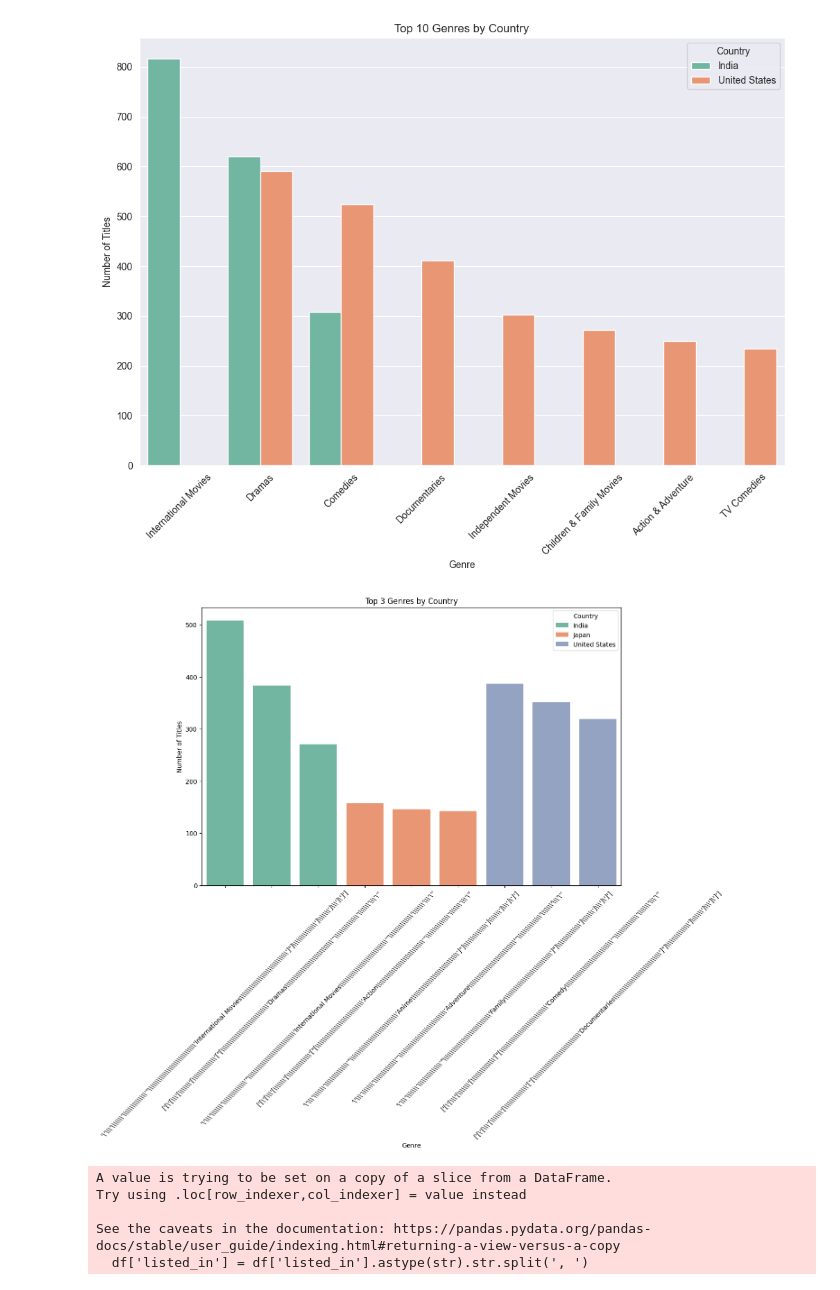
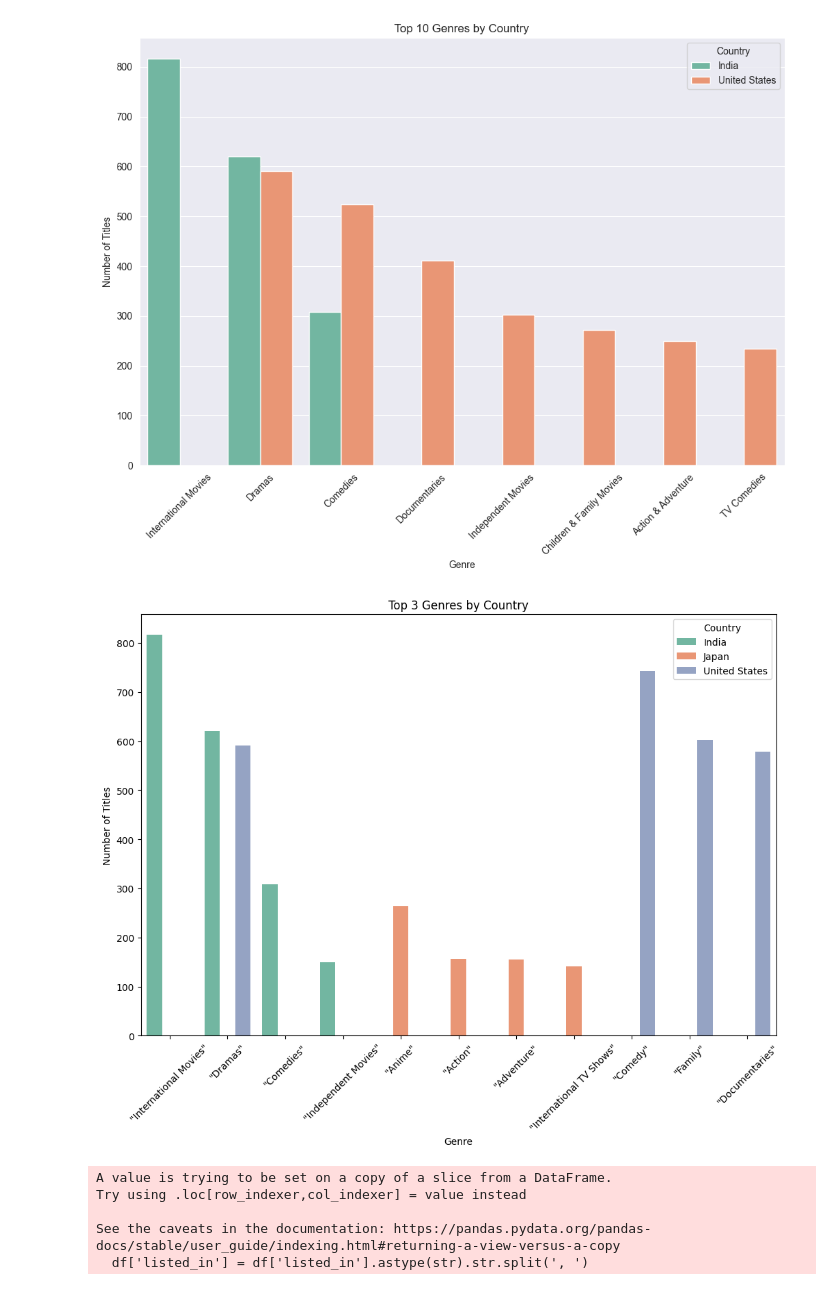
Before and after one commit to Arleee1/Zuckflix, a Jupyter notebook: MetaDataAnalysis.ipynb, the cells around one changed output. Cells and saved outputs as stored; diff of their text form; code cells hidden in the pictures.

Commit message:
Compare Genres

```diff
--- a/MetaDataAnalysis.ipynb
+++ b/MetaDataAnalysis.ipynb
@@ -377,36 +377,36 @@ See the caveats in the documentation: https://pandas.pydata.org/pandas-docs/stab
 # All Platforms
 
 # Assuming 'all_df' is your DataFrame containing the data
-all_df['listed_in'] = all_df['listed_in'].astype(str).str.split(', ')
+all_df['listed_in'] = all_df['listed_in'].astype(str).str.replace("'", "").str.replace('[', '').str.replace(']', '').str.replace('\\', '').str.replace('"', "").str.split(', ')
 exploded_df = all_df.explode('listed_in')
 
 # Get the top 5 countries based on the number of titles
 top_countries = exploded_df['country'].value_counts().head(3).index
 
 # Filter the DataFrame for the top 5 countries
 top_countries_df = exploded_df[exploded_df['country'].isin(top_countries)]
 
 # Group by country and genre, then count the number of titles
 genre_by_country = top_countries_df.groupby(['country', 'listed_in'])['title'].count().reset_index()
 
 # Find the top 5 genres for each country
-top_genres_by_country = genre_by_country.groupby('country').apply(lambda x: x.nlargest(3, 'title')).reset_index(drop=True)
+top_genres_by_country = genre_by_country.groupby('country').apply(lambda x: x.nlargest(4, 'title')).reset_index(drop=True)
 
 # Plotting
 plt.figure(figsize=(12, 8))
 sns.barplot(x='listed_in', y='title', hue='country', data=top_genres_by_country, palette='Set2')
 
 # Adding titles and labels
 plt.title('Top 3 Genres by Country')
 plt.xlabel('Genre')
 plt.ylabel('Number of Titles')
 plt.xticks(rotation=45)
 plt.legend(title='Country')
 
 # Show the plot
 plt.show()
 # %% [output]
-[figure, old version]
+[figure, new version]
 # %%
 # All Platforms
 
```
